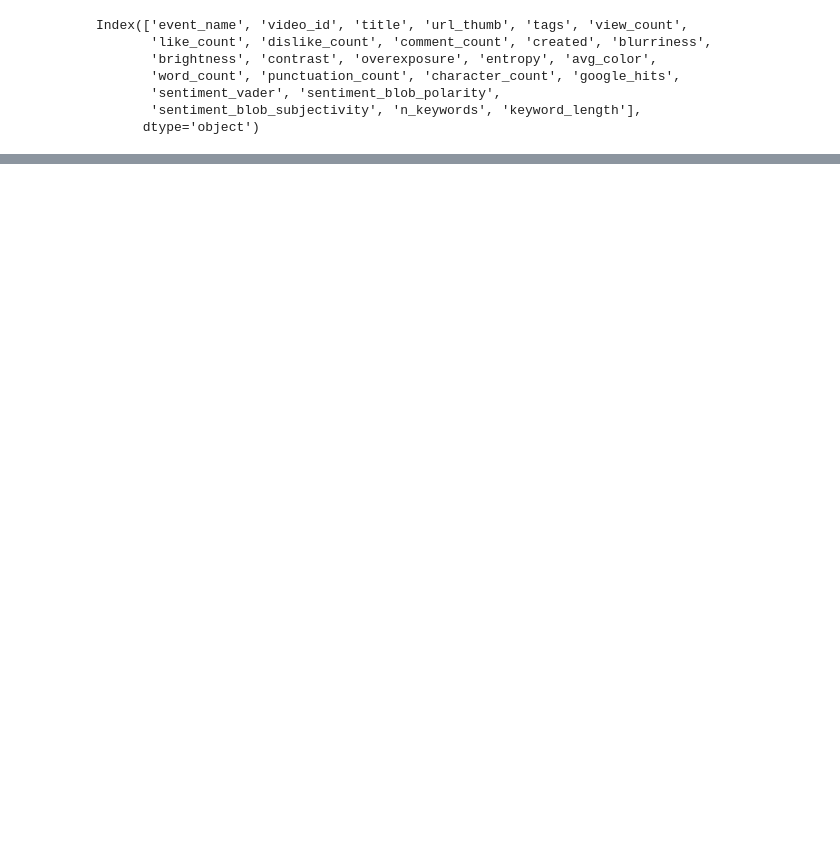
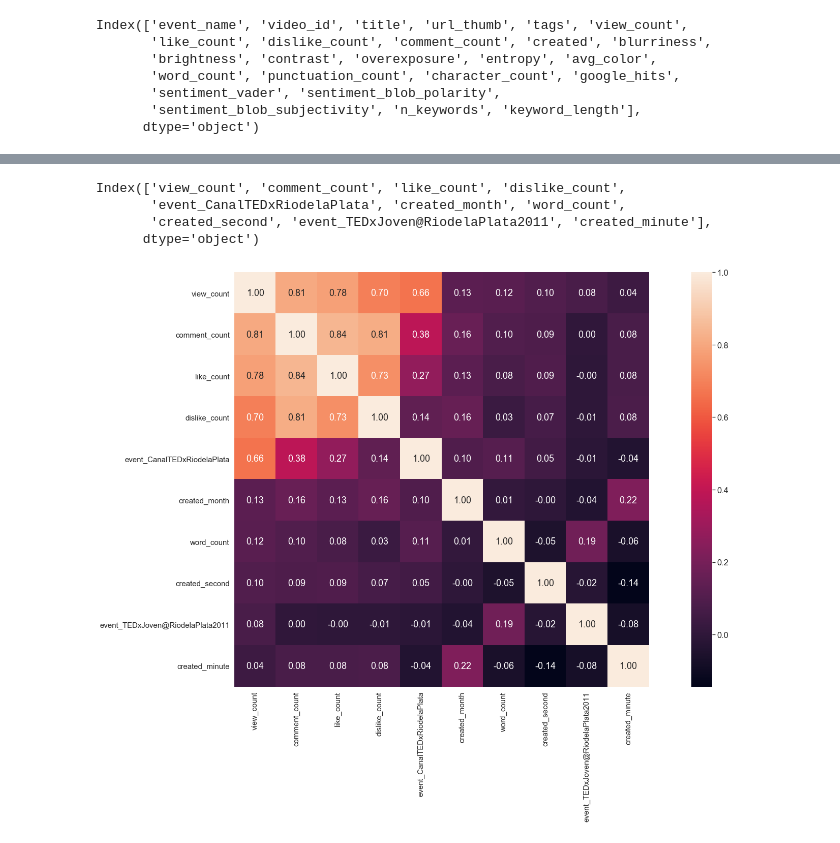
Before and after one commit to alexing/tedx, a Jupyter notebook: tedx.ipynb, the cells around one changed output, grey strips where cells are left out. Drawn from its saved outputs; the diff is of its cells as text; code cells hidden in the pictures; blank space fills up the shorter version.

```diff
--- a/tedx.ipynb
+++ b/tedx.ipynb
@@ -361,0 +356,2 @@ Index(['event_name', 'video_id', 'title', 'url_thumb', 'tags', 'view_count',
+# %%
+df = df.drop(['avg_color'], axis=1)
@@ -361,0 +370,19 @@ Index(['event_name', 'video_id', 'title', 'url_thumb', 'tags', 'view_count',
+# %%
+df = pd.get_dummies(df, prefix=['event'], columns=['event_name'])
+# %%
+df.columns = ['view_count', 'like_count', 'dislike_count', 'comment_count',
+       'blurriness', 'brightness', 'contrast', 'overexposure', 'entropy',
+       'word_count', 'punctuation_count', 'character_count', 'google_hits',
+       'sentiment_vader', 'sentiment_blob_polarity',
+       'sentiment_blob_subjectivity', 'n_keywords', 'keyword_length',
+       'created_day', 'created_month', 'created_year', 'created_hour',
+       'created_minute', 'created_second', 'avg_color_r', 'avg_color_g',
+       'avg_color_b', 'event_CanalTEDxRiodelaPlata',
+       'event_TEDxBuenosAires2010', 'event_TEDxChange',
+       'event_TEDxJoven@RiodelaPlata2011',
+       'event_TEDxJoven@RiodelaPlata2012', 'event_TEDxRiodelaPlata2010',
+       'event_TEDxRiodelaPlata2011', 'event_TEDxRiodelaPlata2012',
+       'event_TEDxRiodelaPlata2013', 'event_TEDxRiodelaPlata2014',
+       'event_TEDxRiodelaPlata2015', 'event_TEDxRiodelaPlata2016',
+       'event_TEDxRiodelaPlata2017', 'event_TEDxRiodelaPlataED2015',
+       'event_TEDxRiodelaPlataSalon2016']
@@ -361,0 +407,21 @@ Index(['event_name', 'video_id', 'title', 'url_thumb', 'tags', 'view_count',
+# %%
+correlation = df.corr(method='pearson')
+columns = correlation.nlargest(10, 'view_count').index
+columns
+# %% [output]
+Index(['view_count', 'comment_count', 'like_count', 'dislike_count',
+       'event_CanalTEDxRiodelaPlata', 'created_month', 'word_count',
+       'created_second', 'event_TEDxJoven@RiodelaPlata2011', 'created_minute'],
+      dtype='object')
+# %%
+correlation_map = np.corrcoef(df[columns].values.T)
+fig, ax = plt.subplots(figsize=(30,15))
+sns.set(font_scale=1.5)
+heatmap = sns.heatmap(correlation_map, cbar=True, annot=True, square=True, fmt='.2f', yticklabels=columns.values, xticklabels=columns.values)
+for tick in ax.xaxis.get_major_ticks():
+    tick.label.set_fontsize(15)
+for tick in ax.yaxis.get_major_ticks():
+    tick.label.set_fontsize(15)
+plt.show()
+# %% [output]
+[figure, added]
```
Also changed, not shown: parts of 44 cells of this notebook, 10 other files.
